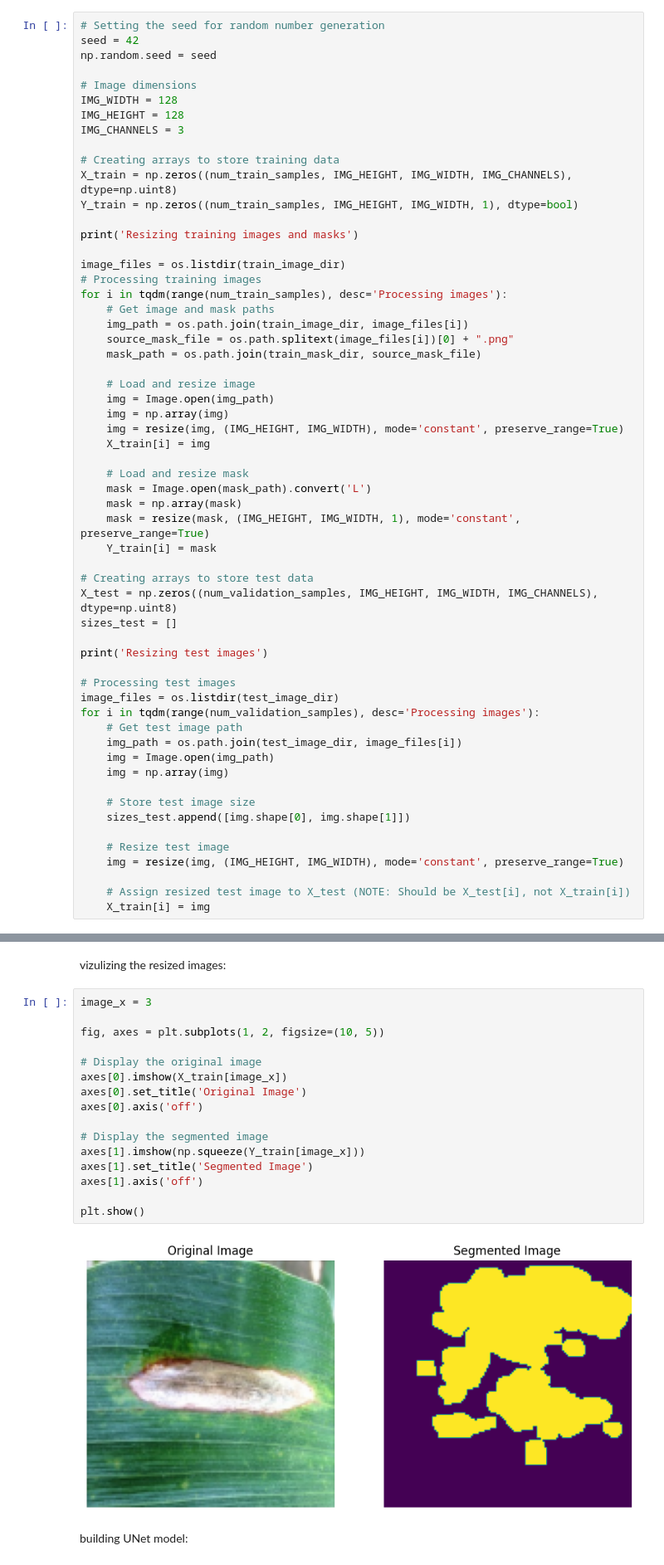
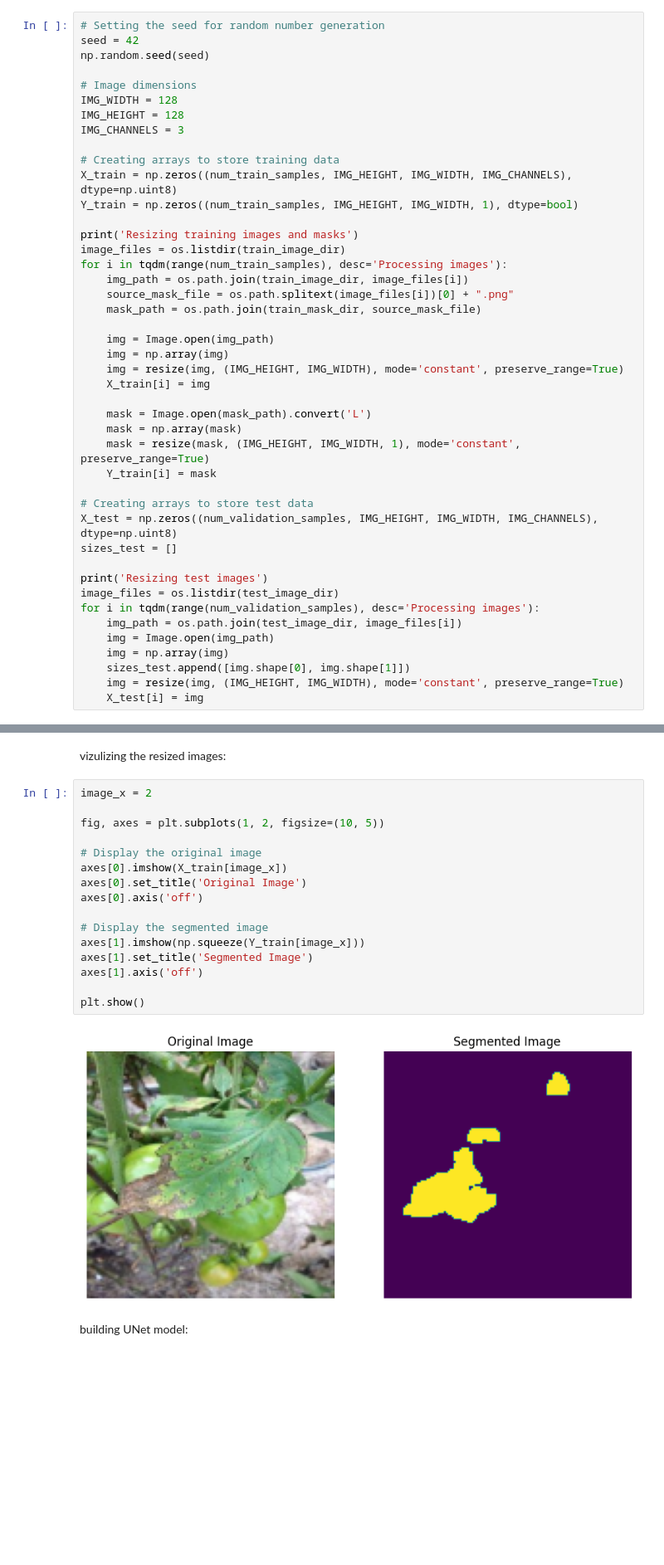
Before and after one commit to talisma-cassoma/plant-disease-study, a Jupyter notebook: Plant_disease_segmentation.ipynb, the cells around one changed output, grey strips where cells are left out. Shown at 83% size. Saved outputs shown, nothing was run; the diff lists cells and outputs as text; blank space fills up the shorter version.

```diff
--- a/Plant_disease_segmentation.ipynb
+++ b/Plant_disease_segmentation.ipynb
@@ -269,7 +269,7 @@ resizing images for train:
 # %%
 # Setting the seed for random number generation
 seed = 42
-np.random.seed = seed
+np.random.seed(seed)
 
 # Image dimensions
 IMG_WIDTH = 128
@@ -281,22 +281,17 @@ X_train = np.zeros((num_train_samples, IMG_HEIGHT, IMG_WIDTH, IMG_CHANNELS), dty
 Y_train = np.zeros((num_train_samples, IMG_HEIGHT, IMG_WIDTH, 1), dtype=bool)
 
 print('Resizing training images and masks')
-
 image_files = os.listdir(train_image_dir)
-# Processing training images
 for i in tqdm(range(num_train_samples), desc='Processing images'):
-    # Get image and mask paths
     img_path = os.path.join(train_image_dir, image_files[i])
     source_mask_file = os.path.splitext(image_files[i])[0] + ".png"
     mask_path = os.path.join(train_mask_dir, source_mask_file)
 
-    # Load and resize image
     img = Image.open(img_path)
     img = np.array(img)
     img = resize(img, (IMG_HEIGHT, IMG_WIDTH), mode='constant', preserve_range=True)
     X_train[i] = img
 
-    # Load and resize mask
     mask = Image.open(mask_path).convert('L')
     mask = np.array(mask)
     mask = resize(mask, (IMG_HEIGHT, IMG_WIDTH, 1), mode='constant', preserve_range=True)
@@ -307,46 +302,37 @@ X_test = np.zeros((num_validation_samples, IMG_HEIGHT, IMG_WIDTH, IMG_CHANNELS),
 sizes_test = []
 
 print('Resizing test images')
-
-# Processing test images
 image_files = os.listdir(test_image_dir)
 for i in tqdm(range(num_validation_samples), desc='Processing images'):
-    # Get test image path
     img_path = os.path.join(test_image_dir, image_files[i])
     img = Image.open(img_path)
     img = np.array(img)
-
-    # Store test image size
     sizes_test.append([img.shape[0], img.shape[1]])
-
-    # Resize test image
     img = resize(img, (IMG_HEIGHT, IMG_WIDTH), mode='constant', preserve_range=True)
-
-    # Assign resized test image to X_test (NOTE: Should be X_test[i], not X_train[i])
-    X_train[i] = img
+    X_test[i] = img
 # %% [output]
 Resizing training images and masks
 Resizing test images
 # %% [markdown]
 vizulizing the resized images:
 # %%
-image_x = 3
+image_x = 2
 
 fig, axes = plt.subplots(1, 2, figsize=(10, 5))
 
 # Display the original image
 axes[0].imshow(X_train[image_x])
 axes[0].set_title('Original Image')
 axes[0].axis('off')
 
 # Display the segmented image
 axes[1].imshow(np.squeeze(Y_train[image_x]))
 axes[1].set_title('Segmented Image')
 axes[1].axis('off')
 
 plt.show()
 # %% [output]
-[figure, old version]
+[figure, new version]
 # %% [markdown]
 building UNet model:
 # %%
```
Also changed, not shown: parts of 10 cells of this notebook.
